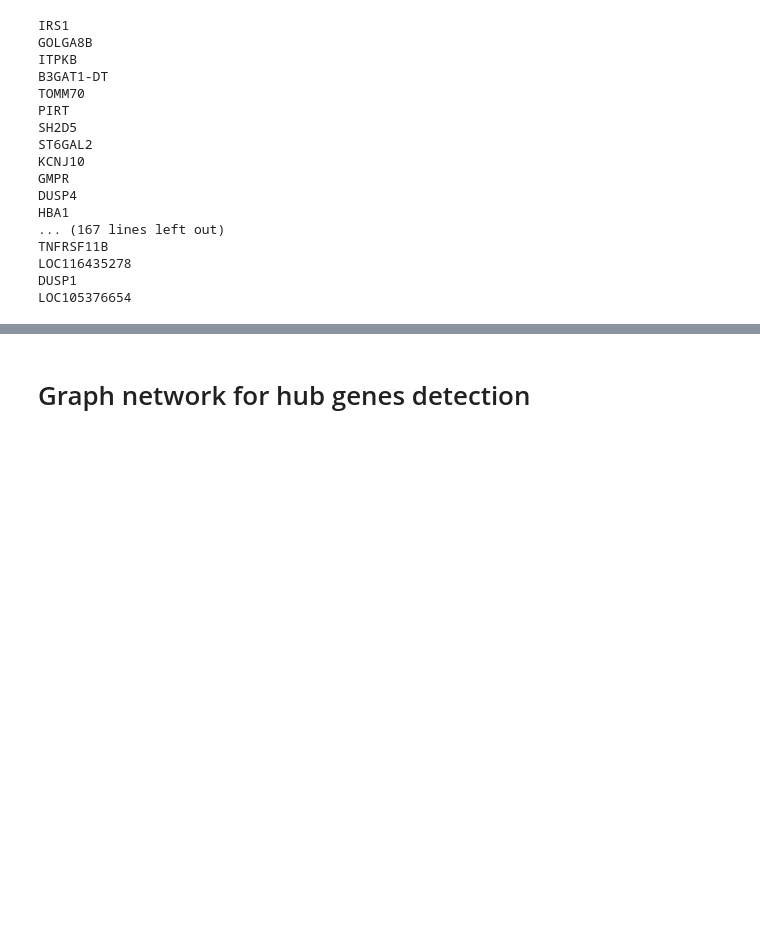
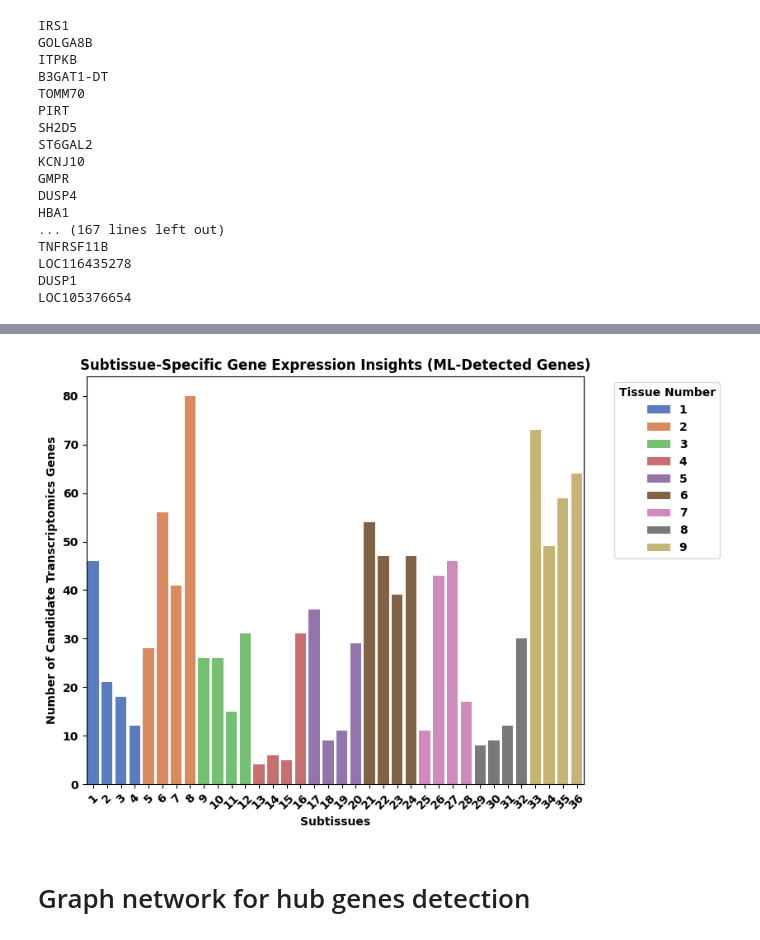
Before and after one commit to mmottaqii/AD-Biomarkers-MultiOmics, a Jupyter notebook: scripts/review_aug_26.ipynb, the cells around one changed output, grey strips where cells are left out. Saved outputs shown, nothing was run; the diff lists cells and outputs as text; code cells hidden in the pictures; blank space fills up the shorter version.

```diff
--- a/scripts/review_aug_26.ipynb
+++ b/scripts/review_aug_26.ipynb
@@ -2507,0 +2286,4 @@ LOC105376654
+# %%
+import pandas as pd
+df = pd.read_csv("summary_shap_gwas_intermediates_sep19.csv", index_col=0)
+df
@@ -2508,3 +2338,49 @@ LOC105376654
+# %%
+# For all the tissues
+
+import pandas as pd
+import seaborn as sns
+import matplotlib.pyplot as plt
+
+# Assuming your dataframe is named df
+
+# Step 1: Extract the tissue number from the 'Cluster' column
+df['Tissue'] = df['Cluster'].apply(lambda x: x.split('_')[0])
+
+# Step 2: Map the 'Cluster' column to numeric labels (1 to N)
+df['cluster_label'] = range(1, len(df) + 1)
+
+
+
+# Step 3: Define a custom color palette with distinct colors for each tissue
+# The number of distinct colors should match the number of unique tissue values
+palette = sns.color_palette("muted", len(df['Tissue'].unique()))
+
+# Step 4: Create the bar plot using Seaborn
+plt.figure(figsize=(8.5, 6))
+ax = sns.barplot(x='cluster_label', y='Common SHAP Genes Count', data=df, hue='Tissue', palette=palette, dodge=False)
+
+# Step 5: Set the labels and title
+ax.set_xlabel('Subtissues')
+ax.set_ylabel('Number of Candidate Transcriptomics Genes')
+ax.set_title('Subtissue-Specific Gene Expression Insights (ML-Detected Genes)')
+
+# Adjust the x-ticks to show subtissue numbering starting from 1
+ax.set_xticklabels(df['cluster_label'], rotation=45)
+
+# Display legend for tissue groups
+plt.legend(title='Tissue Number', bbox_to_anchor=(1.05, 1), loc='upper left')
+
+# Add this line before plt.tight_layout() to make all text bold
+plt.rcParams["font.weight"] = "bold"
+
+
+# Show the plot
+plt.tight_layout()
+plt.savefig("./figures/SHAP_subtissues_oct13_24.png", dpi=1200)
+plt.show()
+# %% [output]
+[figure, added]
 # %% [markdown]
 # Graph network for hub genes detection
 # %% [markdown]
```
Also changed, not shown: parts of 21 cells of this notebook.
